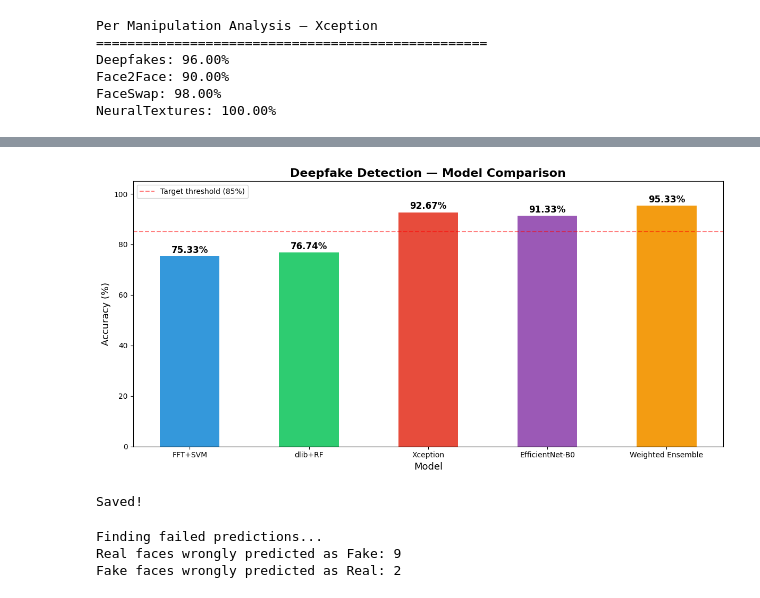
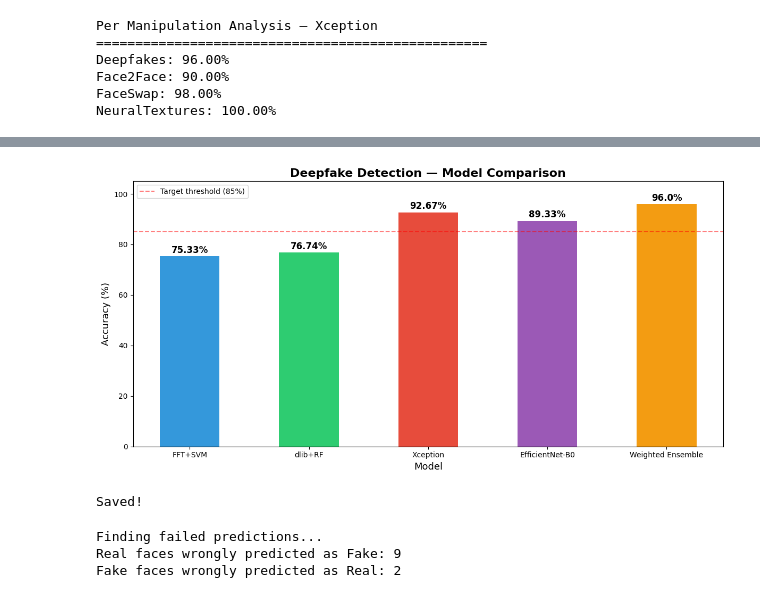
Before and after one commit to ishal1410/deepfake-detection-faceforensics, a Jupyter notebook: deepfake_detection.ipynb, the cells around one changed output, grey strips where cells are left out. Drawn from its saved outputs; the diff is of its cells as text; code cells hidden in the pictures.

Commit message:
Update notebook with reproducibility fix and updated result figures

```diff
--- a/deepfake_detection.ipynb
+++ b/deepfake_detection.ipynb
@@ -1074,28 +1067,28 @@ print("Saved!")
 Saved!
 # %%
 models = ['FFT+SVM', 'dlib+RF', 'Xception', 'EfficientNet-B0', 'Weighted Ensemble']
-accuracies = [75.33, 76.74, 92.67, 91.33, 95.33]
+accuracies = [75.33, 76.74, 92.67, 89.33, 96.00]
 colors = ['#3498db', '#2ecc71', '#e74c3c', '#9b59b6', '#f39c12']
 
 plt.figure(figsize=(12, 6))
 bars = plt.bar(models, accuracies, color=colors, width=0.5)
 
 for bar, acc in zip(bars, accuracies):
     plt.text(bar.get_x() + bar.get_width()/2, bar.get_height() + 0.5,
              f'{acc}%', ha='center', va='bottom', fontweight='bold', fontsize=12)
 
 plt.title('Deepfake Detection — Model Comparison', fontsize=16, fontweight='bold')
 plt.xlabel('Model', fontsize=13)
 plt.ylabel('Accuracy (%)', fontsize=13)
 plt.ylim(0, 105)
 plt.axhline(y=85, color='red', linestyle='--', alpha=0.5, label='Target threshold (85%)')
 plt.legend()
 plt.tight_layout()
 plt.savefig(os.path.join(DATASET_PATH, "model_comparison.png"), dpi=150)
 plt.show()
 print("Saved!")
 # %% [output]
-[figure, old version]
+[figure, new version]
 Saved!
 # %%
 # Find failed predictions — images model got WRONG
```
Also changed, not shown: parts of 7 cells of this notebook, 6 other files.
